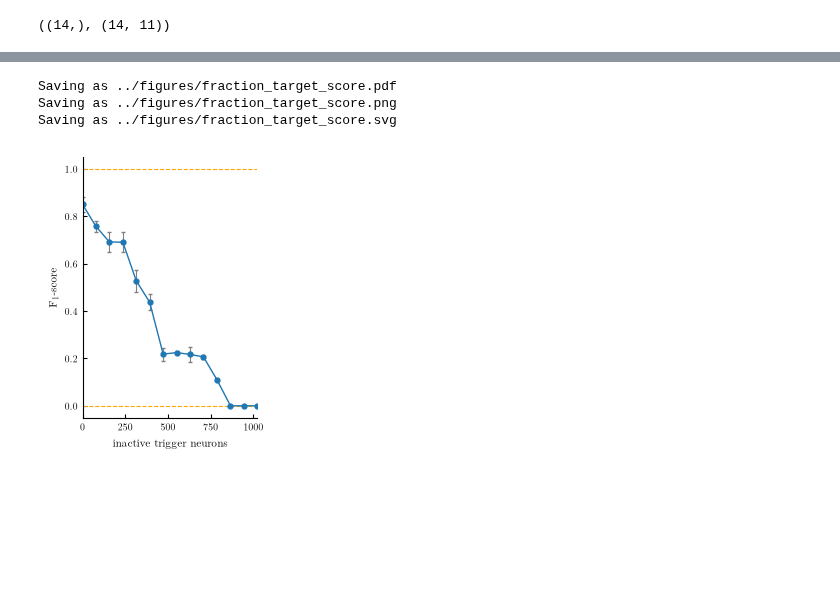
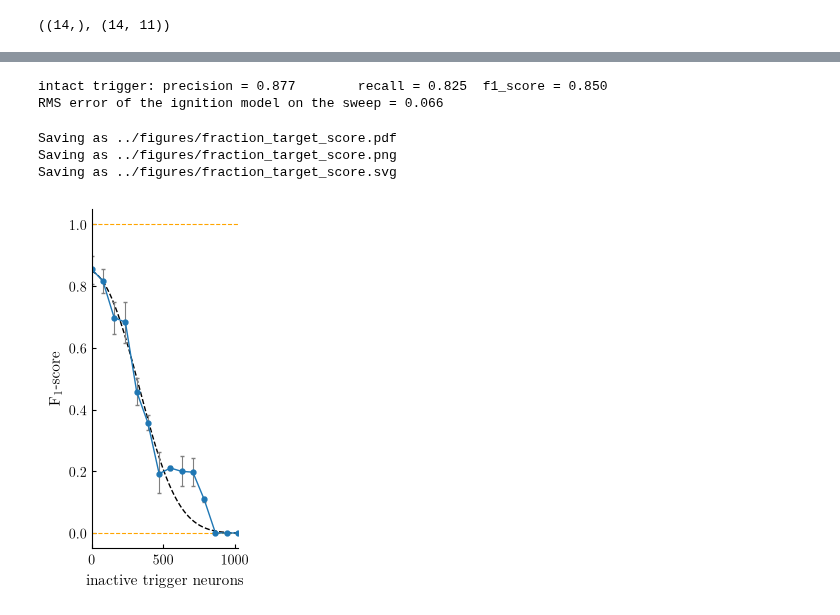
Before and after one commit to SpikeAI/MNESIS, a Jupyter notebook: src/16_MNESIS_testing-trigger-fraction.ipynb, the cells around one changed output, grey strips where cells are left out. Cells and saved outputs as stored; diff of their text form; code cells hidden in the pictures; blank space fills up the shorter version.

```diff
--- a/src/16_MNESIS_testing-trigger-fraction.ipynb
+++ b/src/16_MNESIS_testing-trigger-fraction.ipynb
@@ -60,9 +51,10 @@ from the remaining 31/32 of the population.
 # N_neuron//32 trigger neurons are silenced in the window [N_pretime, N_pretime+num_delay).
 
 with torch.no_grad():
-    target = hd.pattern_object()
+    target = hd.pattern_object.frozen_target # noise-free reference, scored against
+    cue = hd.pattern_object(seed=hd.opt.seed) # seeded noisy realisation, provides the trigger
     target_full = torch.nn.functional.pad(target, (opt.N_pretime, opt.N_pretime))
-    input_spikes = hd.get_input_spikes(target=target)
+    input_spikes = hd.get_input_spikes(target=cue, seed=hd.opt.seed)
     input_spikes[:, :(opt.N_neuron//32), (hd.opt.N_pretime):(hd.opt.N_pretime+hd.opt.num_delay)] *= 0
     _, _, spikes = hd.forward_pass(input_spikes)
     spikes_evoked = spikes[:, :, (hd.opt.N_pretime+hd.opt.num_delay):(hd.opt.N_time+hd.opt.N_pretime)]
@@ -167,22 +200,47 @@ N_neurons.shape, scores_np.shape
+# %%
+# Precision and recall of the replay with the intact trigger (first repetition of the sweep
+# protocol, same seed): the only measured inputs of the ignition model.
+
+with torch.no_grad():
+    target_ = hd.pattern_object(seed=opt.seed)
+    _, _, spikes = hd.forward_pass(hd.get_input_spikes(target=target_, seed=opt.seed))
+    spikes_evoked = spikes[:, :, (opt.N_pretime+opt.num_delay):(opt.N_time+opt.N_pretime)]
+    target_evoked = hd.pattern_object.frozen_target[:, :, opt.num_delay:]
+    precision_0, recall_0, f1_score_0 = [score.item() for score in get_scores(spikes_evoked, target_evoked)]
+print(f'intact trigger: precision = {precision_0:.3f}\t recall = {recall_0:.3f}\t f1_score = {f1_score_0:.3f}')
+
+theory_dict = dict(p_flip=opt.p_flip, p_A=opt.p_A, N_neuron=opt.N_neuron, num_delay=opt.num_delay,
+                   lif_threshold=opt.lif_threshold, precision_0=precision_0, recall_0=recall_0)
+# lesioned trigger: a fraction 1 - n / N of the neurons is shown, the losses are scattered
+N_neurons_theory = np.linspace(0, opt.N_neuron, 201)
+f1_ignition_theory = get_f1_ignition(fraction=1 - N_neurons_theory/opt.N_neuron, **theory_dict)
+if not lock_filename.exists():
+    f1_ignition_scan = get_f1_ignition(fraction=1 - N_neurons/opt.N_neuron, **theory_dict)
+    rmse = np.sqrt(np.mean((f1_ignition_scan - scores_np.mean(axis=1))**2))
+    print(f'RMS error of the ignition model on the sweep = {rmse:.3f}')
+# %% [output]
+intact trigger: precision = 0.877        recall = 0.825  f1_score = 0.850
+RMS error of the ignition model on the sweep = 0.066
 # %%
 # $F_1$ vs number of inactive trigger neurons, mean and 5%-95% quantiles of a beta fit over N_cv realisations;
-# orange guides at 0 and 1.
+# orange guides at 0 and 1; dashed: ignition model.
 
 if not lock_filename.exists():
     fig, ax = plt.subplots()
     ax.hlines([0, 1], N_neurons[0], N_neurons[-1], 'orange', ls='--', lw=0.8)
+    ax.plot(N_neurons_theory, f1_ignition_theory, color='k', ls='--')
     mean, yerr = get_beta_errorbar(scores_np)
     ax.errorbar(N_neurons, mean, yerr=yerr, fmt='o',
                 color='tab:blue', ecolor='0.5', elinewidth=0.8, capsize=1.5,
                 markersize=3.5, linestyle='solid', linewidth=1.0)
     ax.set_xlabel(r"inactive trigger neurons")
     ax.set_ylabel(r"$F_1$-score")
     ax.set_xlim(N_neurons[0], N_neurons[-1])
     ax.set_ylim(-0.05, 1.05)
 
     printfig(fig, 'fraction_target_score', fig_width=opt.fig_width/3, fig_height=opt.fig_height, figpath=figpath)
 # %% [output]
 Saving as ../figures/fraction_target_score.pdf
 Saving as ../figures/fraction_target_score.png
 Saving as ../figures/fraction_target_score.svg
-[figure, old version]
+[figure, new version]
```
Also changed, not shown: parts of 6 cells of this notebook, 2 other files.
